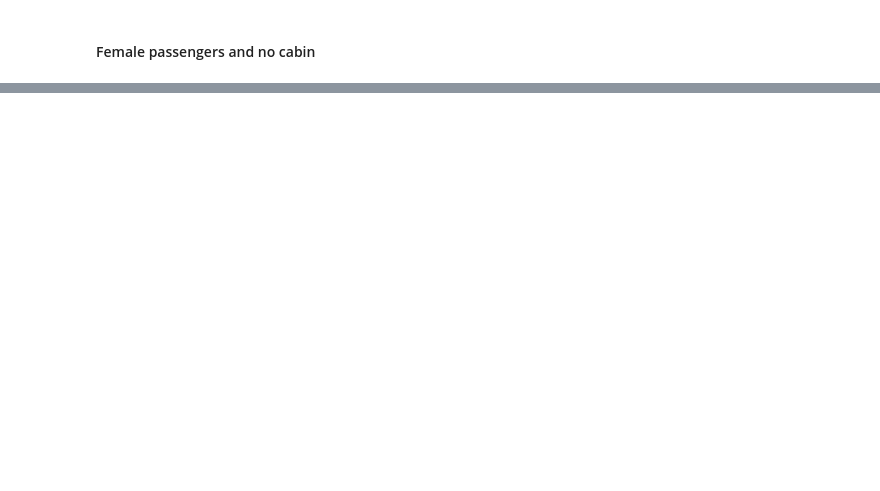
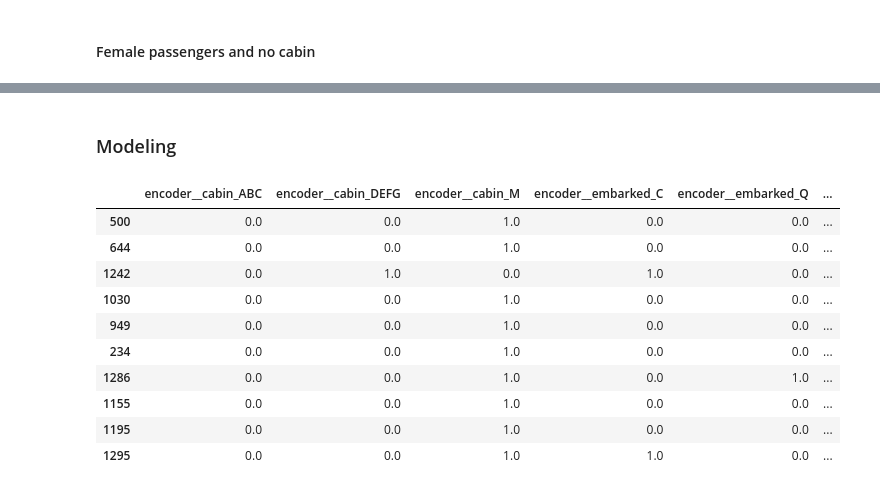
Before and after one commit to rbennum/titanic-survival, a Jupyter notebook: notebooks/full_dataset.ipynb, the cells around one changed output, grey strips where cells are left out. Cells and saved outputs as stored; diff of their text form; code cells hidden in the pictures; blank space fills up the shorter version.

```diff
--- a/notebooks/full_dataset.ipynb
+++ b/notebooks/full_dataset.ipynb
@@ -1042,3 +1042,10 @@ def apply_gender_pclass_interaction(df):
     return df_copy
 # %% [markdown]
 #### Female passengers and no cabin
+# %%
+df_temp = df_train.copy()
+df_temp['has_cabin'] = df_temp['cabin'].isna() * 1
+df_temp['is_female_no_cabin'] = (
+    ((df_temp['sex'] == 'female') & (df_temp['has_cabin'] == 0)) * 1
+)
+df_temp.head()
@@ -1044,0 +1059,41 @@ def apply_gender_pclass_interaction(df):
+# %%
+def apply_gender_cabin_interaction(df):
+    df_copy = df.copy()
+    df_copy['is_female_no_cabin'] = (
+        ((df_temp['sex'] == 'female') & (df_temp['has_cabin'] == 0)) * 1
+    )
+    return df_copy
+# %% [markdown]
+### Modeling
+# %%
+def preprocessing(df):
+    df_copy = df.copy()
+    df_copy = remove_home_dest(df)
+    df_copy = apply_age_feature(df_copy, age_lookup)
+    df_copy = apply_cabin_feature(df_copy)
+    df_copy = apply_family_size_feature(df_copy)
+    df_copy = apply_name_feature(df_copy)
+    df_copy = apply_fare_feature(df_copy, ticket_counts)
+    df_copy = apply_embarked_feature(df_copy, embarked_mode)
+    df_copy = apply_gender_cabin_interaction(df_copy)
+    df_copy = apply_gender_pclass_interaction(df_copy)
+    df_copy = apply_sex_feature(df_copy)
+    df_copy = apply_ohe(df_copy)
+    return df_copy
+# %%
+X_train_processed = preprocessing(X_train)
+X_test_processed = preprocessing(X_test)
+# %%
+X_train_processed.sample(10, random_state=29)
+# %% [output]
+|  | encoder__cabin_ABC | encoder__cabin_DEFG | encoder__cabin_M | encoder__embarked_C | encoder__embarked_Q | ... |
+| 500 | 0.0 | 0.0 | 1.0 | 0.0 | 0.0 | ... |
+| 644 | 0.0 | 0.0 | 1.0 | 0.0 | 0.0 | ... |
+| 1242 | 0.0 | 1.0 | 0.0 | 1.0 | 0.0 | ... |
+| 1030 | 0.0 | 0.0 | 1.0 | 0.0 | 0.0 | ... |
+| 949 | 0.0 | 0.0 | 1.0 | 0.0 | 0.0 | ... |
+| 234 | 0.0 | 0.0 | 1.0 | 0.0 | 0.0 | ... |
+| 1286 | 0.0 | 0.0 | 1.0 | 0.0 | 1.0 | ... |
+| 1155 | 0.0 | 0.0 | 1.0 | 0.0 | 0.0 | ... |
+| 1195 | 0.0 | 0.0 | 1.0 | 0.0 | 0.0 | ... |
+| 1295 | 0.0 | 0.0 | 1.0 | 1.0 | 0.0 | ... |
```
Also changed, not shown: parts of 3 cells of this notebook.
